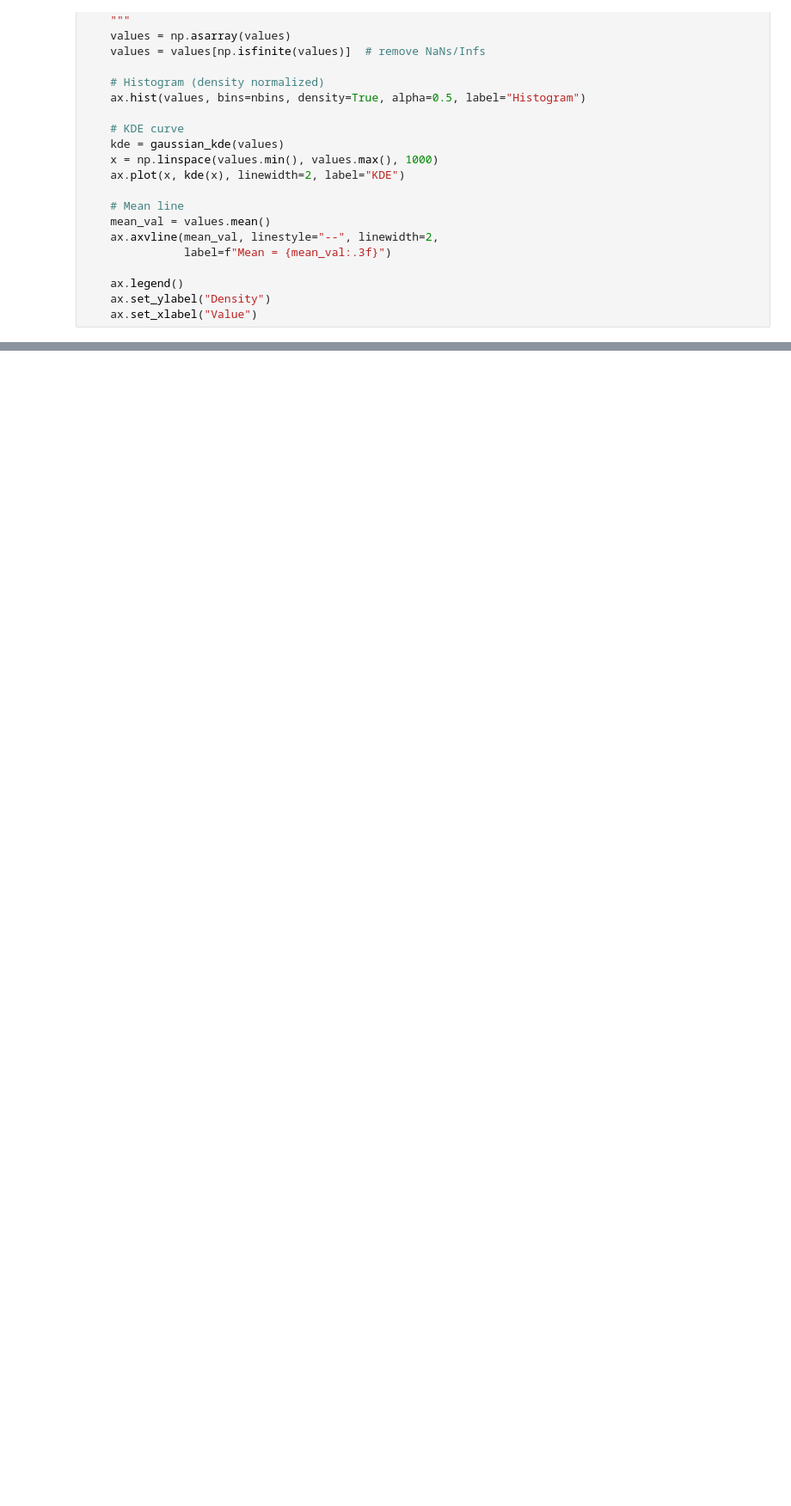
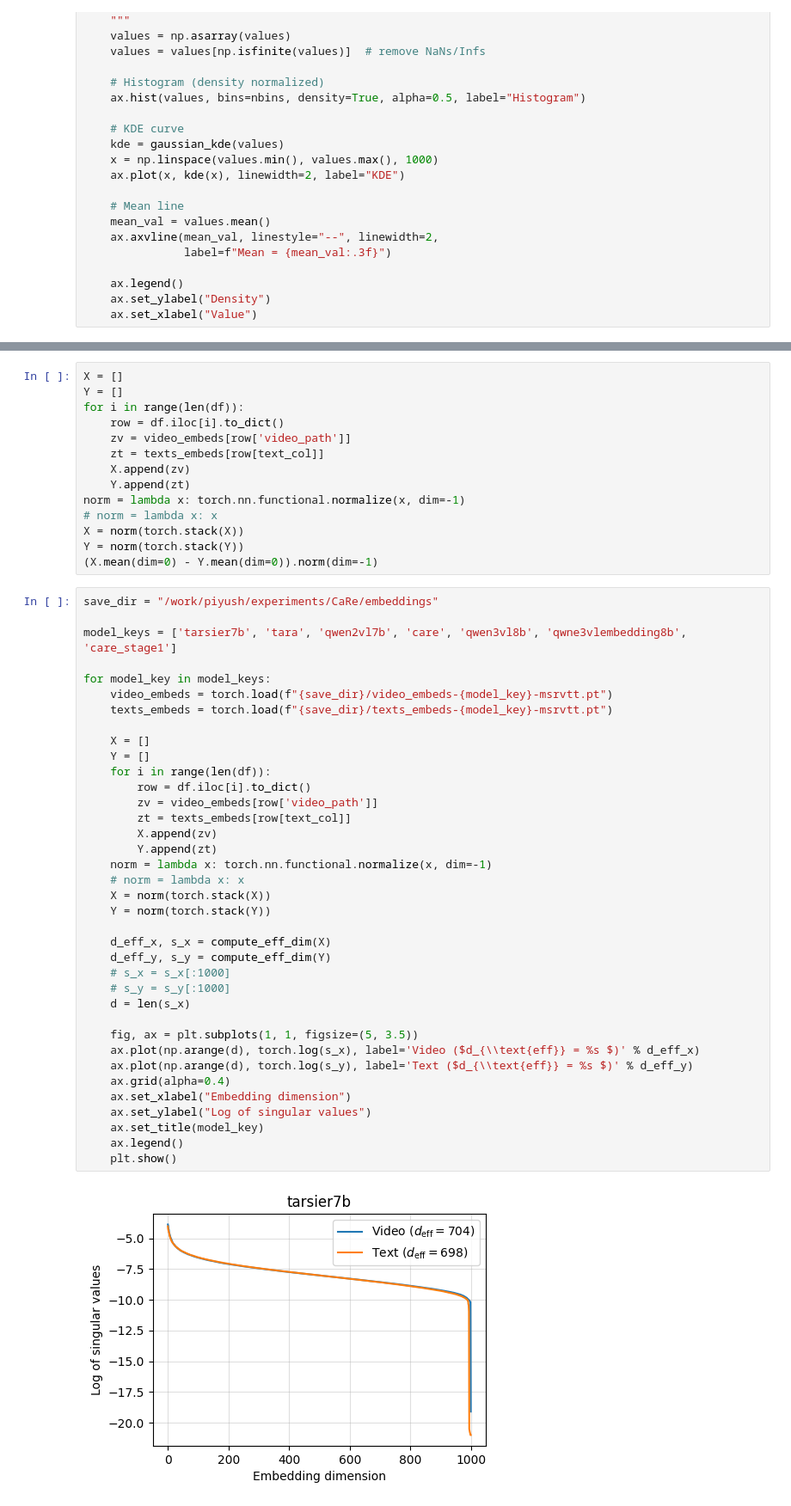
Before and after one commit to bpiyush/CaReBench, a Jupyter notebook: mllm4emb/measure_modgap.ipynb, the cells around one changed output, grey strips where cells are left out. Shown at 86% size. Saved outputs shown, nothing was run; the diff lists cells and outputs as text; blank space fills up the shorter version.

```diff
--- a/mllm4emb/measure_modgap.ipynb
+++ b/mllm4emb/measure_modgap.ipynb
@@ -577,0 +663,53 @@ plt.show()
+# %%
+X = []
+Y = []
+for i in range(len(df)):
+    row = df.iloc[i].to_dict()
+    zv = video_embeds[row['video_path']]
+    zt = texts_embeds[row[text_col]]
+    X.append(zv)
+    Y.append(zt)
+norm = lambda x: torch.nn.functional.normalize(x, dim=-1)
+# norm = lambda x: x
+X = norm(torch.stack(X))
+Y = norm(torch.stack(Y))
+(X.mean(dim=0) - Y.mean(dim=0)).norm(dim=-1)
+# %%
+save_dir = "/work/piyush/experiments/CaRe/embeddings"
+
+model_keys = ['tarsier7b', 'tara', 'qwen2vl7b', 'care', 'qwen3vl8b', 'qwne3vlembedding8b', 'care_stage1']
+
+for model_key in model_keys:
+    video_embeds = torch.load(f"{save_dir}/video_embeds-{model_key}-msrvtt.pt")
+    texts_embeds = torch.load(f"{save_dir}/texts_embeds-{model_key}-msrvtt.pt")
+
+    X = []
+    Y = []
+    for i in range(len(df)):
+        row = df.iloc[i].to_dict()
+        zv = video_embeds[row['video_path']]
+        zt = texts_embeds[row[text_col]]
+        X.append(zv)
+        Y.append(zt)
+    norm = lambda x: torch.nn.functional.normalize(x, dim=-1)
+    # norm = lambda x: x
+    X = norm(torch.stack(X))
+    Y = norm(torch.stack(Y))
+
+    d_eff_x, s_x = compute_eff_dim(X)
+    d_eff_y, s_y = compute_eff_dim(Y)
+    # s_x = s_x[:1000]
+    # s_y = s_y[:1000]
+    d = len(s_x)
+
+    fig, ax = plt.subplots(1, 1, figsize=(5, 3.5))
+    ax.plot(np.arange(d), torch.log(s_x), label='Video ($d_{\\text{eff}} = %s $)' % d_eff_x)
+    ax.plot(np.arange(d), torch.log(s_y), label='Text ($d_{\\text{eff}} = %s $)' % d_eff_y)
+    ax.grid(alpha=0.4)
+    ax.set_xlabel("Embedding dimension")
+    ax.set_ylabel("Log of singular values")
+    ax.set_title(model_key)
+    ax.legend()
+    plt.show()
+# %% [output]
+[figure, added]
```
Also changed, not shown: parts of 18 cells of this notebook, 12 other files.
